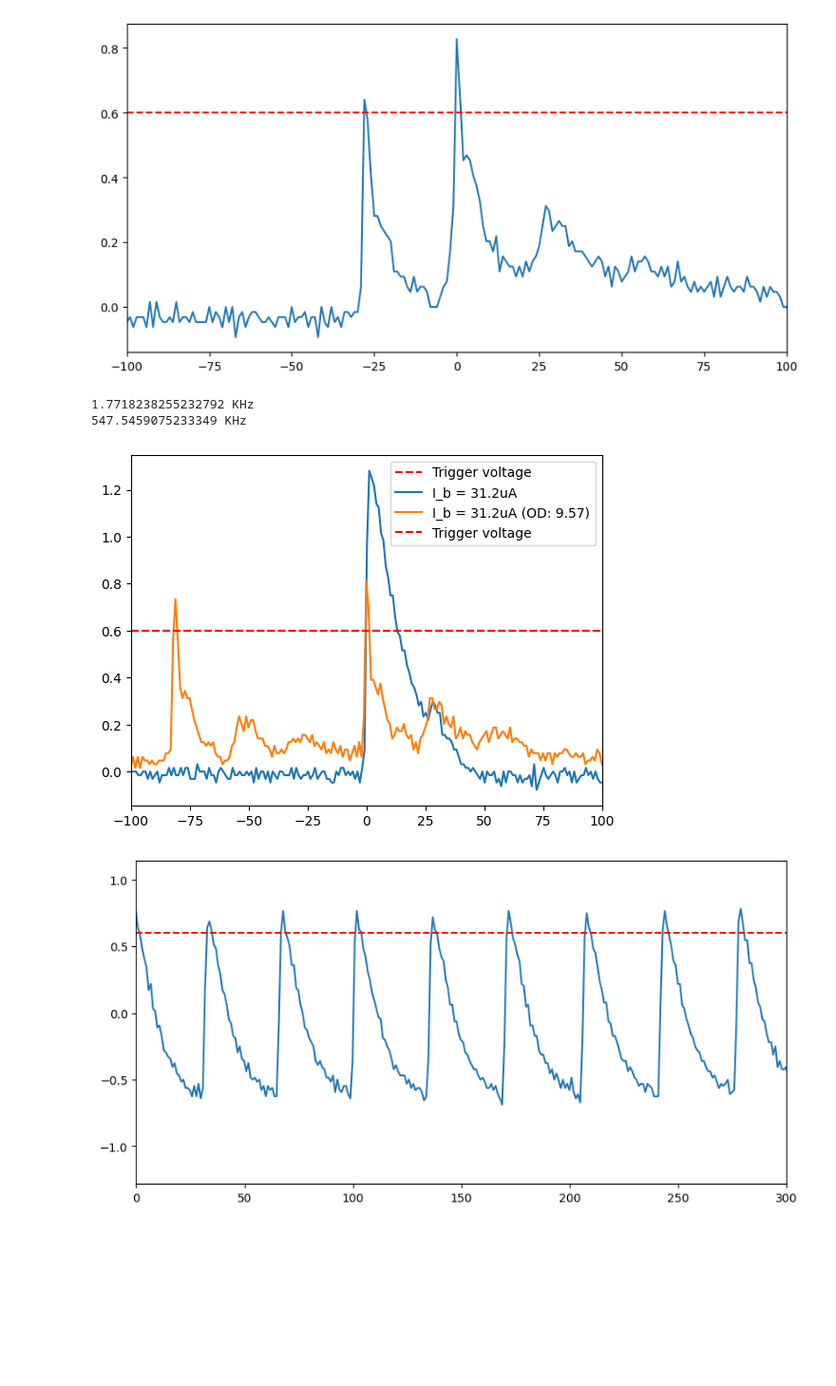
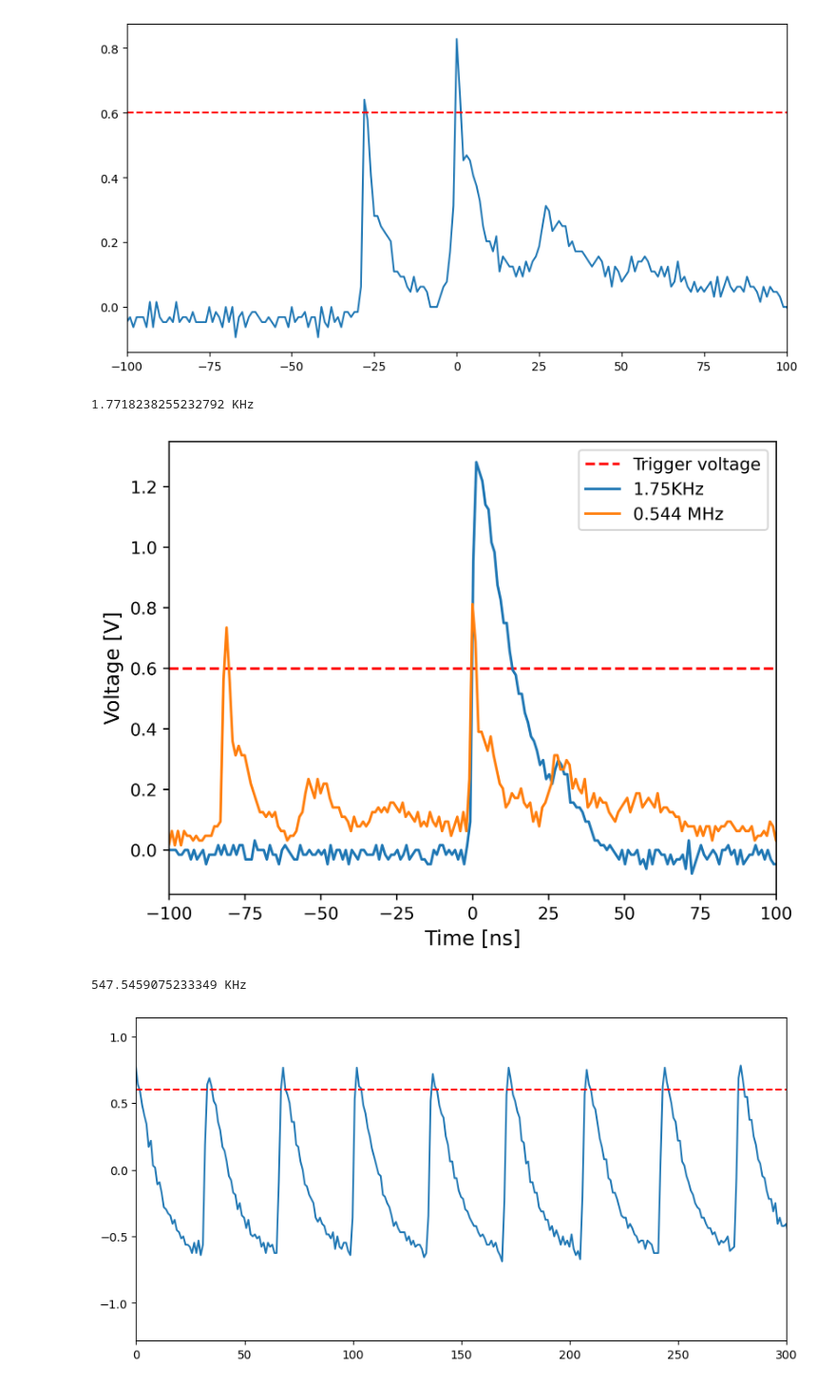
Before and after one commit to MXM1796/Bachelor_thesis_24, a Jupyter notebook: Porgramming/analog_signals.ipynb, the cells around one changed output. Shown at 95% size. Saved outputs shown, nothing was run; the diff lists cells and outputs as text; code cells hidden in the pictures; blank space fills up the shorter version.

```diff
--- a/Porgramming/analog_signals.ipynb
+++ b/Porgramming/analog_signals.ipynb
@@ -4,7 +4,7 @@ import pandas as pd
 import matplotlib.pyplot as plt
 import plotly.graph_objects as go
 import matplotlib as mpl
-# mpl.rcParams['figure.dpi'] = 500
+mpl.rcParams['figure.dpi'] = 500
 # %%
 def plott_settings_default(plot_title, xlabel, ylabel, name_for_saving=0, legend_title=0, subtitle=0):
     plt.title(plot_title)
@@ -107,7 +136,7 @@ saving_name = 'HQO_20240725_analog_signal_double_pulse_31.2uA_tv_600mV.png'
 #single plot of each analog signal from above
 plt.axhline(y=0.600, color='r', linestyle='--', label='Trigger voltage')
 plt.xlim(-100, +100)
-plt.plot(data_01[0]*10**9, data_01[1], label='I_b = 31.2uA')
+plt.plot(data_01[0]*10**9, data_01[1], label='1.75KHz')
 plt.legend()
 # plott_settings_default("",xlabel=xlabel, ylabel=ylabel, legend_title="", name_for_saving='HQO_20240726_analog_signal_31.2uA_tv_600mV_OD_12_06.png')
 
@@ -115,38 +144,39 @@ print(photons_per_second(beam_pow_2, 12.06)*10**(-3),"KHz")
 # plt.plot(data_03[0]*10**9, data_03[1], label='I_b = 35uA, V_t = 600mV - latching')
 # plt.axhline(y=0.600, color='r', linestyle='--', label='Trigger voltage')
 # plt.xlim(-100, +100)
 # plt.legend()
 # plt.show()
 #
 # plt.plot(data_05[0]*10**9, data_05[1], label='I_b = 25uA')
 # plt.axhline(y=0.600, color='r', linestyle='--', label='Trigger voltage')
 # plt.xlim(-100, +100)
 # plt.legend()
 # plt.show()
 #
 # plt.plot(data_12[0]*10**9, data_12[1], label='I_b = 31.2uA')
 # plt.axhline(y=0.600, color='r', linestyle='--', label='Trigger voltage')
 # plt.xlim(-100, +100)
 # plt.legend()
 # plt.show()
 
-plt.plot(data_13[0]*10**9, data_13[1], label='I_b = 31.2uA (OD: 9.57)')
-plt.axhline(y=0.600, color='r', linestyle='--', label='Trigger voltage')
+plt.plot(data_13[0]*10**9, data_13[1], label='0.544 MHz')
 plt.xlim(-100, +100)
 plt.legend()
-# plott_settings_default("",xlabel=xlabel, ylabel=ylabel, legend_title="", name_for_saving='HQO_20240726_analog_signal_OD_9.57_31.2uA_tv_600mV.png')
+xlabel = 'Time [ns]'
+ylabel = 'Voltage [V]'
+plott_settings_default("",xlabel=xlabel, ylabel=ylabel, legend_title="", name_for_saving='HQO_20240726_analog_signal_OD_9_57_and_12_06_31_2uA_tv_600mV')
 print(photons_per_second(beam_pow_2, 9.57)*10**(-3), "KHz")
 
 
 # plt.plot(data_14[0]*10**9, data_14[1], label='I_b = 31.2uA (OD: 9.57)')
 # plt.axhline(y=0.600, color='r', linestyle='--', label='Trigger voltage')
 # plt.xlim(-100, +100)
 # plt.legend()
 # plt.show()
 # %% [output]
 1.7718238255232792 KHz
-547.5459075233349 KHz
-[figure, old version]
+[figure, new version]
+547.5459075233349 KHz
 # %%
 #plot of the analog signal
 plt.figure(figsize=(10, 5))
```
Also changed, not shown: parts of 3 cells of this notebook, 28 other files.
